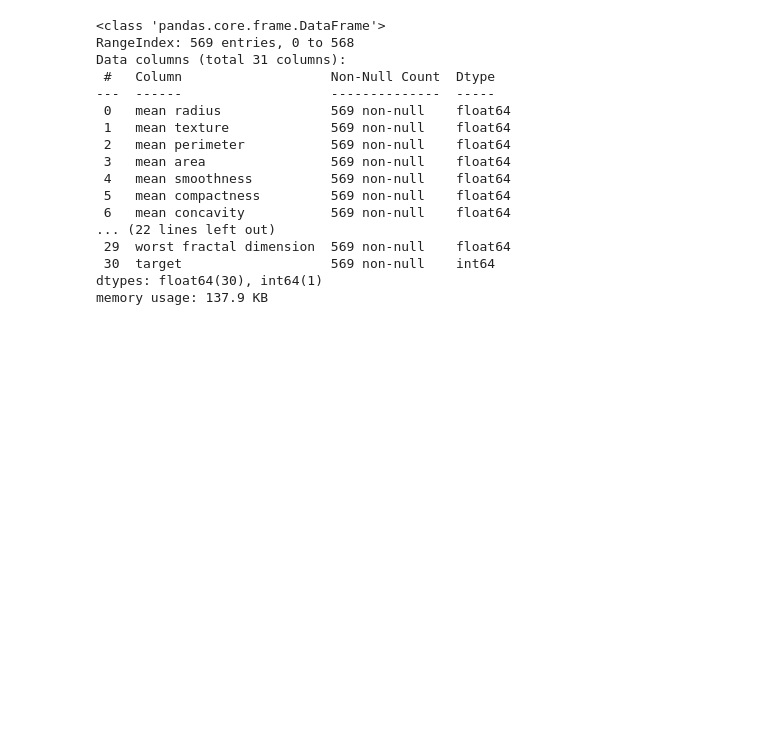
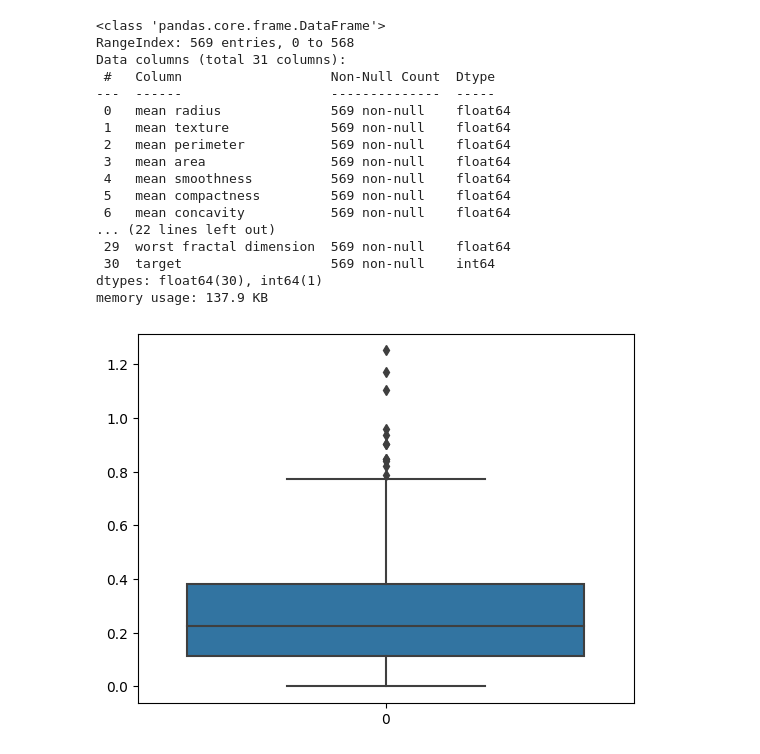
Before and after one commit to pNatTueku/codingProjectwithPython, a Jupyter notebook: project_04_sklearn_breast_cancer.ipynb, the cells around one changed output. Drawn from its saved outputs; the diff is of its cells as text; code cells hidden in the pictures; blank space fills up the shorter version.

```diff
--- a/project_04_sklearn_breast_cancer.ipynb
+++ b/project_04_sklearn_breast_cancer.ipynb
@@ -391,4 +394,8 @@ memory usage: 137.9 KB
 # %%
 # check the useless column/feature by using Pandas's built-in function - column that contain very few unique values called near-zero variance features
 # check function: create a function to check
 # drop/delete column function: drop()
+
+sns.boxplot(df['worst concavity']);
+# %% [output]
+[figure, added]
```
Also changed, not shown: parts of 20 cells of this notebook.
